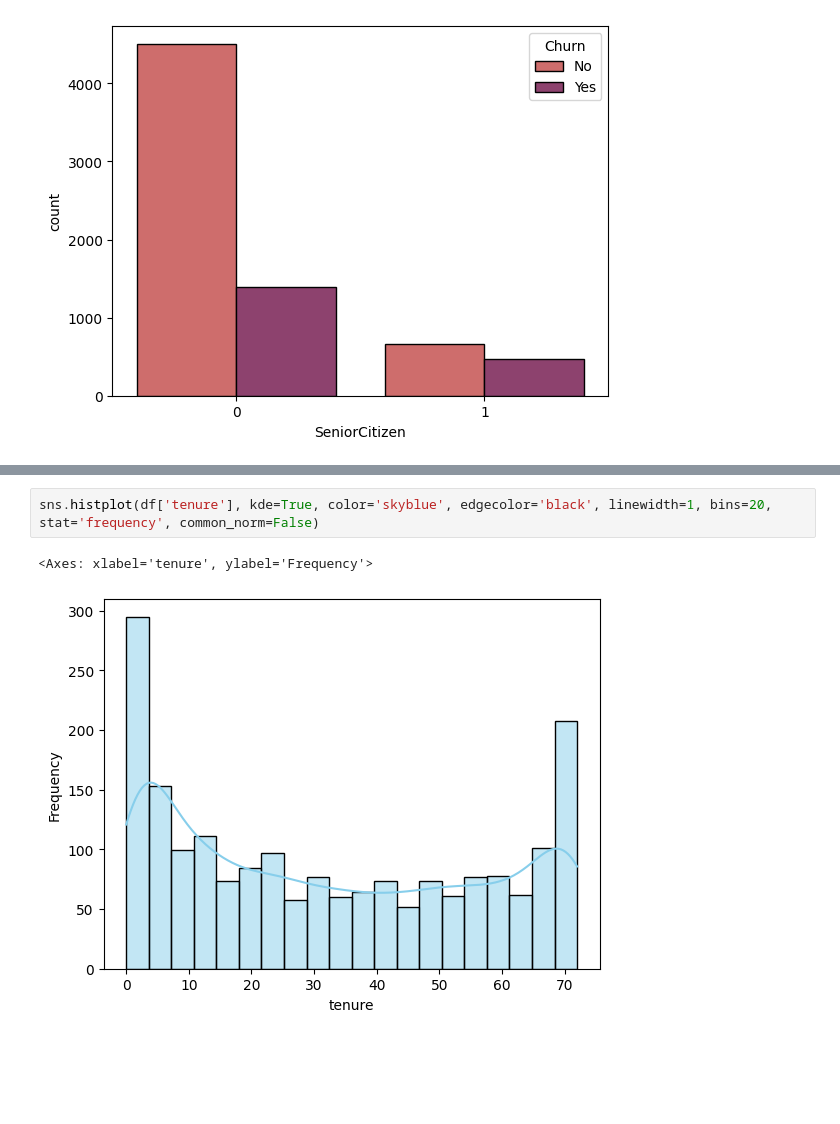
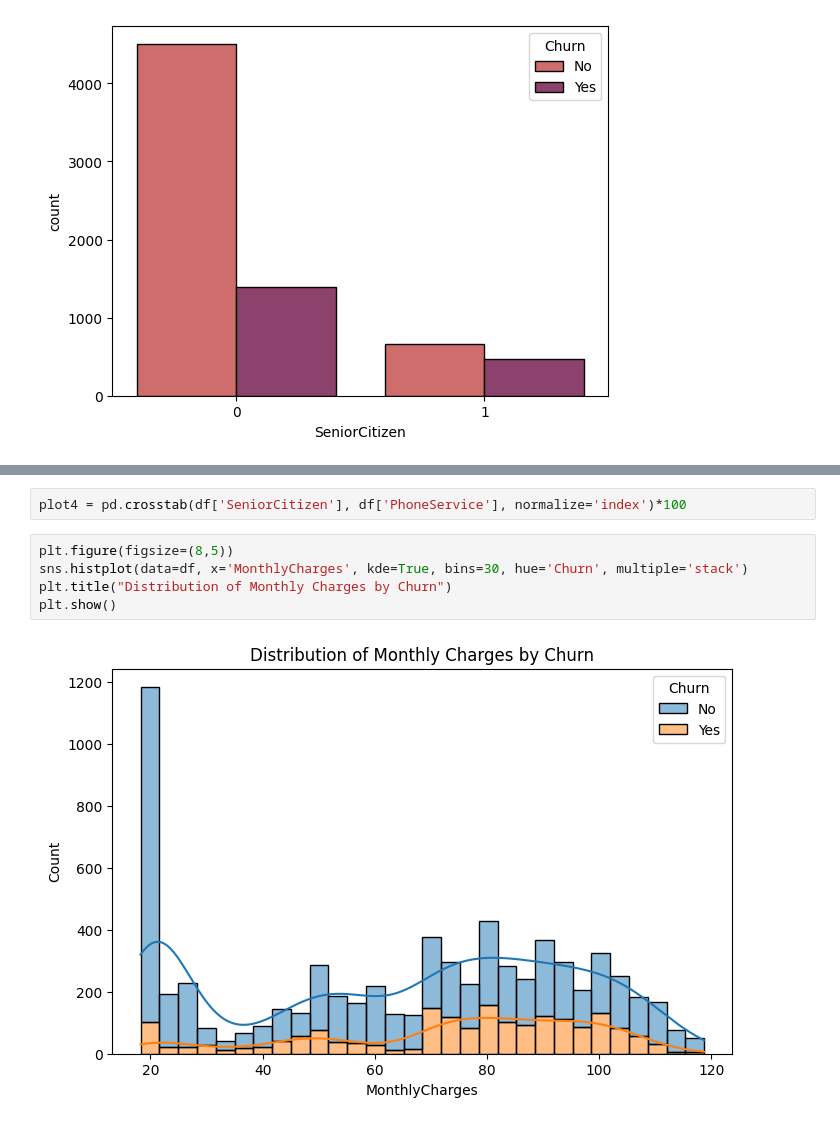
Before and after one commit to AyushmanRaha/Customer-Churn-Prediction, a Jupyter notebook: Churn_Prediction_Project_EDA.ipynb, the cells around one changed output, grey strips where cells are left out. Cells and saved outputs as stored; diff of their text form; blank space fills up the shorter version.

```diff
--- a/Churn_Prediction_Project_EDA.ipynb
+++ b/Churn_Prediction_Project_EDA.ipynb
@@ -1312,5 +1313,9 @@ sns.boxplot(df['gender'])
-# %%
-sns.histplot(df['tenure'], kde=True, color='skyblue', edgecolor='black', linewidth=1, bins=20, stat='frequency', common_norm=False)
-# %% [output]
-<Axes: xlabel='tenure', ylabel='Frequency'>
-[figure, removed]
+# %%
+plot4 = pd.crosstab(df['SeniorCitizen'], df['PhoneService'], normalize='index')*100
+# %%
+plt.figure(figsize=(8,5))
+sns.histplot(data=df, x='MonthlyCharges', kde=True, bins=30, hue='Churn', multiple='stack')
+plt.title("Distribution of Monthly Charges by Churn")
+plt.show()
+# %% [output]
+[figure, added]
```
Also changed, not shown: parts of 10 cells of this notebook.
